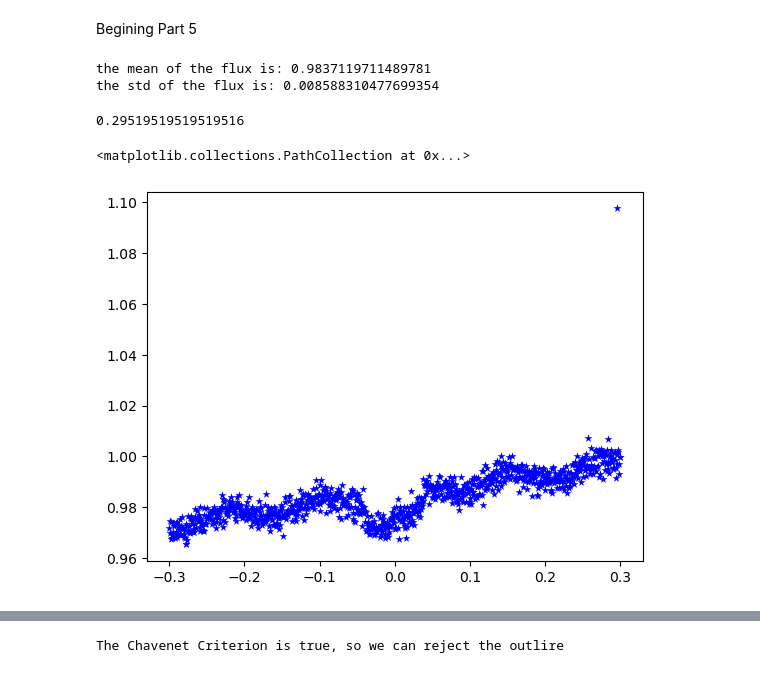
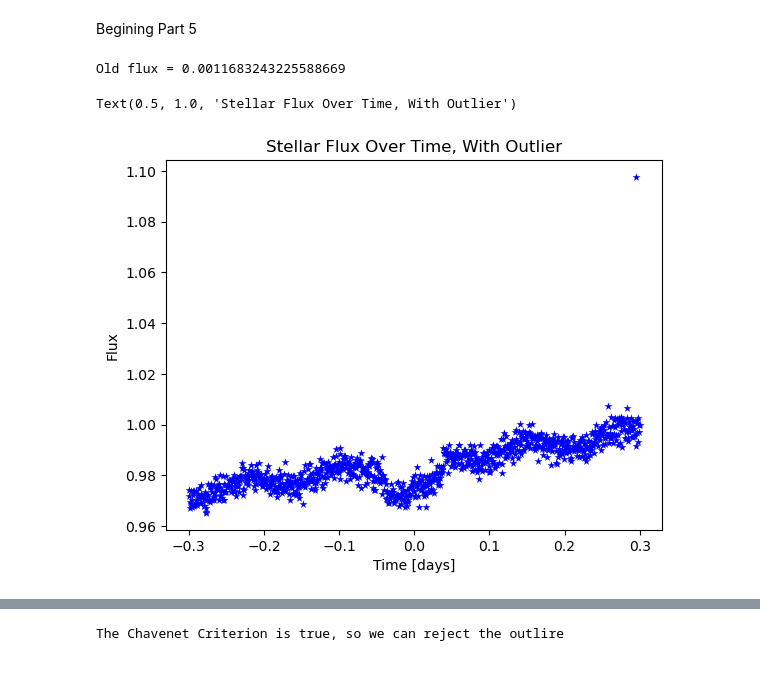
Before and after one commit to Starllation/ASTR-19-Group-Project, a Jupyter notebook: Group Project.ipynb, the cells around one changed output, grey strips where cells are left out. Cells and saved outputs as stored; diff of their text form; code cells hidden in the pictures.

```diff
--- a/Group Project.ipynb
+++ b/Group Project.ipynb
@@ -37,15 +229,13 @@ Begining Part 5
 # %%
 time = np.asarray(plcData["time [days]"]) #days
 flux = np.asarray(plcData["flux"]) #units?
-print(f"the mean of the flux is: {np.mean(flux)}")
-print(f"the std of the flux is: {np.std(flux)}")
+#print(f"the mean of the flux is: {np.mean(flux)}")
+#print(f"the std of the flux is: {np.std(flux)}")
+#print(shiftedFlux)
-# %% [output]
-the mean of the flux is: 0.9837119711489781
-the std of the flux is: 0.008588310477699354
 # %%
-print(time[991])
-#print("Old flux =",flux[991])
-fluxOutlire = flux[991]+(flux[991] * 0.1)
+#print(time[991])
+print("Old flux =",shiftedFlux[991])
+#fluxOutlire = flux[991]+(flux[991] * 0.1)
 #print("New flux:",fluxOutlire)
 # %% [output]
-0.29519519519519516
+Old flux = 0.0011683243225588669
@@ -61,11 +251,14 @@ fluxArrayOne = np.append(fluxArrayOne, fluxOutlire)
 # %%
 fluxArrayNew = np.append(fluxArrayOne, fluxArrayTwo)
 plt.scatter(plcData["time [days]"],fluxArrayNew,c='b',marker='*',linewidth=0.0025)
 #plt.vlines(-0.055,0.95,1, colors = "orange")
-#plt.vlines(0.055,0.95,1, colors = "orange")
+#plt.vlines(time[980],0.95,2, colors = "orange")
 #print(fluxArrayNew[991])
 #print(len(fluxArrayNew))
+plt.xlabel("Time [days]")
+plt.ylabel("Flux")
+plt.title("Stellar Flux Over Time, With Outlier")
 # %% [output]
-<matplotlib.collections.PathCollection at 0x...>
+Text(0.5, 1.0, 'Stellar Flux Over Time, With Outlier')
-[figure, old version]
+[figure, new version]
 # %%
```
Also changed, not shown: parts of 24 cells of this notebook.
